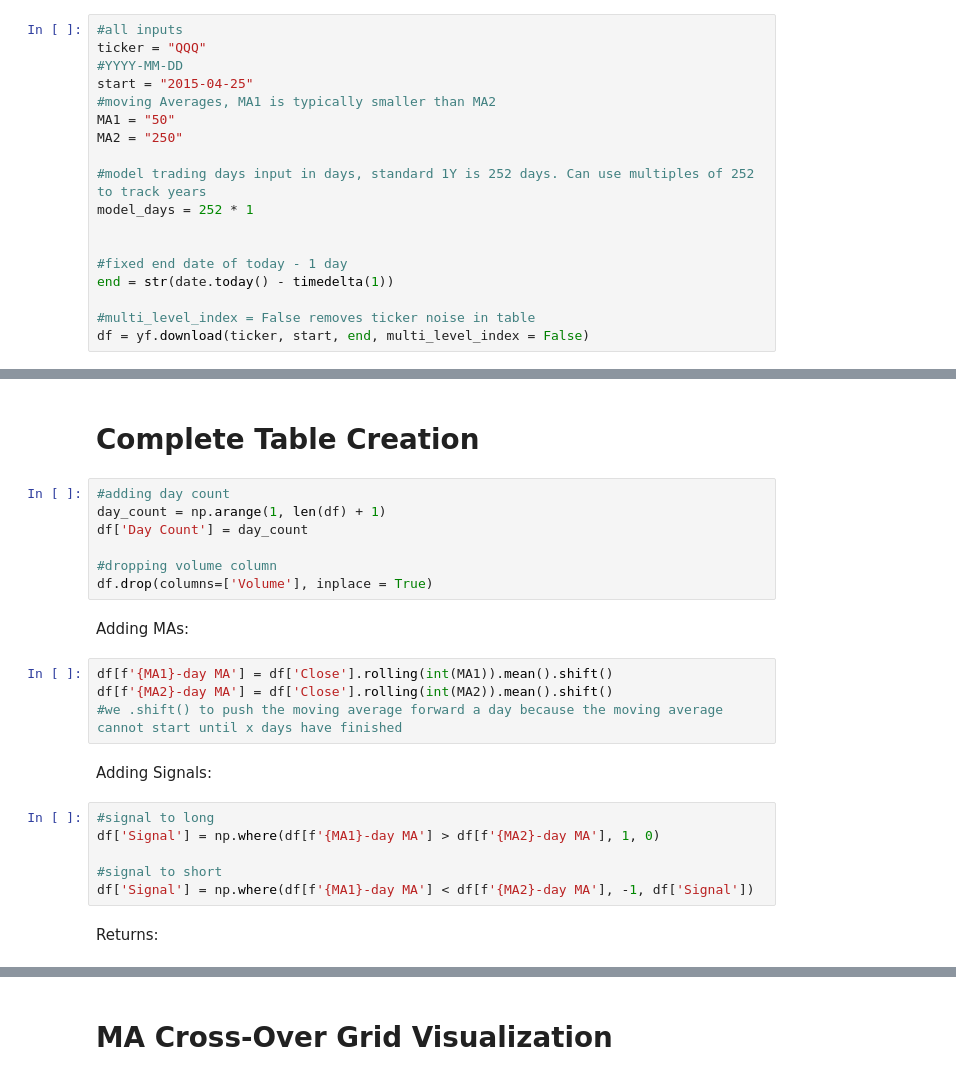
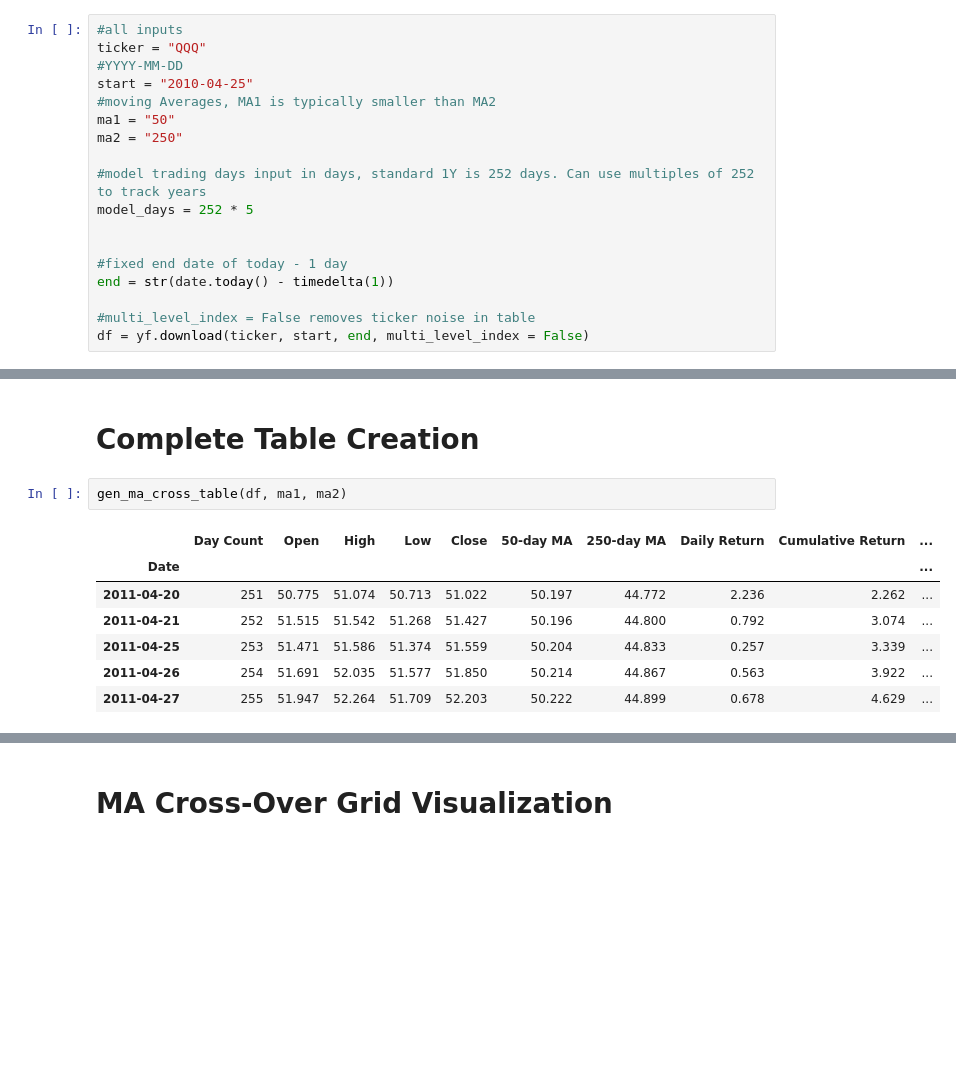
Before and after one commit to FilBillions/simple-moving-average, a Jupyter notebook: Simple_MA.ipynb, the cells around one changed output, grey strips where cells are left out. Drawn from its saved outputs; the diff is of its cells as text; blank space fills up the shorter version.

```diff
--- a/Simple_MA.ipynb
+++ b/Simple_MA.ipynb
@@ -13,13 +17,13 @@ Downloading Data:
 #all inputs
 ticker = "QQQ"
 #YYYY-MM-DD
-start = "2015-04-25"
+start = "2010-04-25"
 #moving Averages, MA1 is typically smaller than MA2
-MA1 = "50"
-MA2 = "250"
+ma1 = "50"
+ma2 = "250"
 
 #model trading days input in days, standard 1Y is 252 days. Can use multiples of 252 to track years
-model_days = 252 * 1
+model_days = 252 * 5
 
 
 #fixed end date of today - 1 day
@@ -33,25 +37,12 @@ YF.download() has changed argument auto_adjust default to True
 # %% [markdown]
 # Complete Table Creation
 # %%
-#adding day count
-day_count = np.arange(1, len(df) + 1)
-df['Day Count'] = day_count
-
-#dropping volume column
-df.drop(columns=['Volume'], inplace = True)
+gen_ma_cross_table(df, ma1, ma2)
+# %% [output]
+|  | Day Count | Open | High | Low | Close | 50-day MA | 250-day MA | Daily Return | Cumulative Return | ... |
+| Date |  |  |  |  |  |  |  |  |  | ... |
+| 2011-04-20 | 251 | 50.775 | 51.074 | 50.713 | 51.022 | 50.197 | 44.772 | 2.236 | 2.262 | ... |
+| 2011-04-21 | 252 | 51.515 | 51.542 | 51.268 | 51.427 | 50.196 | 44.800 | 0.792 | 3.074 | ... |
+| 2011-04-25 | 253 | 51.471 | 51.586 | 51.374 | 51.559 | 50.204 | 44.833 | 0.257 | 3.339 | ... |
+| 2011-04-26 | 254 | 51.691 | 52.035 | 51.577 | 51.850 | 50.214 | 44.867 | 0.563 | 3.922 | ... |
+| 2011-04-27 | 255 | 51.947 | 52.264 | 51.709 | 52.203 | 50.222 | 44.899 | 0.678 | 4.629 | ... |
-# %% [markdown]
-Adding MAs:
-# %%
-df[f'{MA1}-day MA'] = df['Close'].rolling(int(MA1)).mean().shift()
-df[f'{MA2}-day MA'] = df['Close'].rolling(int(MA2)).mean().shift()
-#we .shift() to push the moving average forward a day because the moving average cannot start until x days have finished
-# %% [markdown]
-Adding Signals:
-# %%
-#signal to long
-df['Signal'] = np.where(df[f'{MA1}-day MA'] > df[f'{MA2}-day MA'], 1, 0)
-
-#signal to short
-df['Signal'] = np.where(df[f'{MA1}-day MA'] < df[f'{MA2}-day MA'], -1, df['Signal'])
-# %% [markdown]
-Returns:
```
Also changed, not shown: parts of 6 cells of this notebook, 4 other files.
